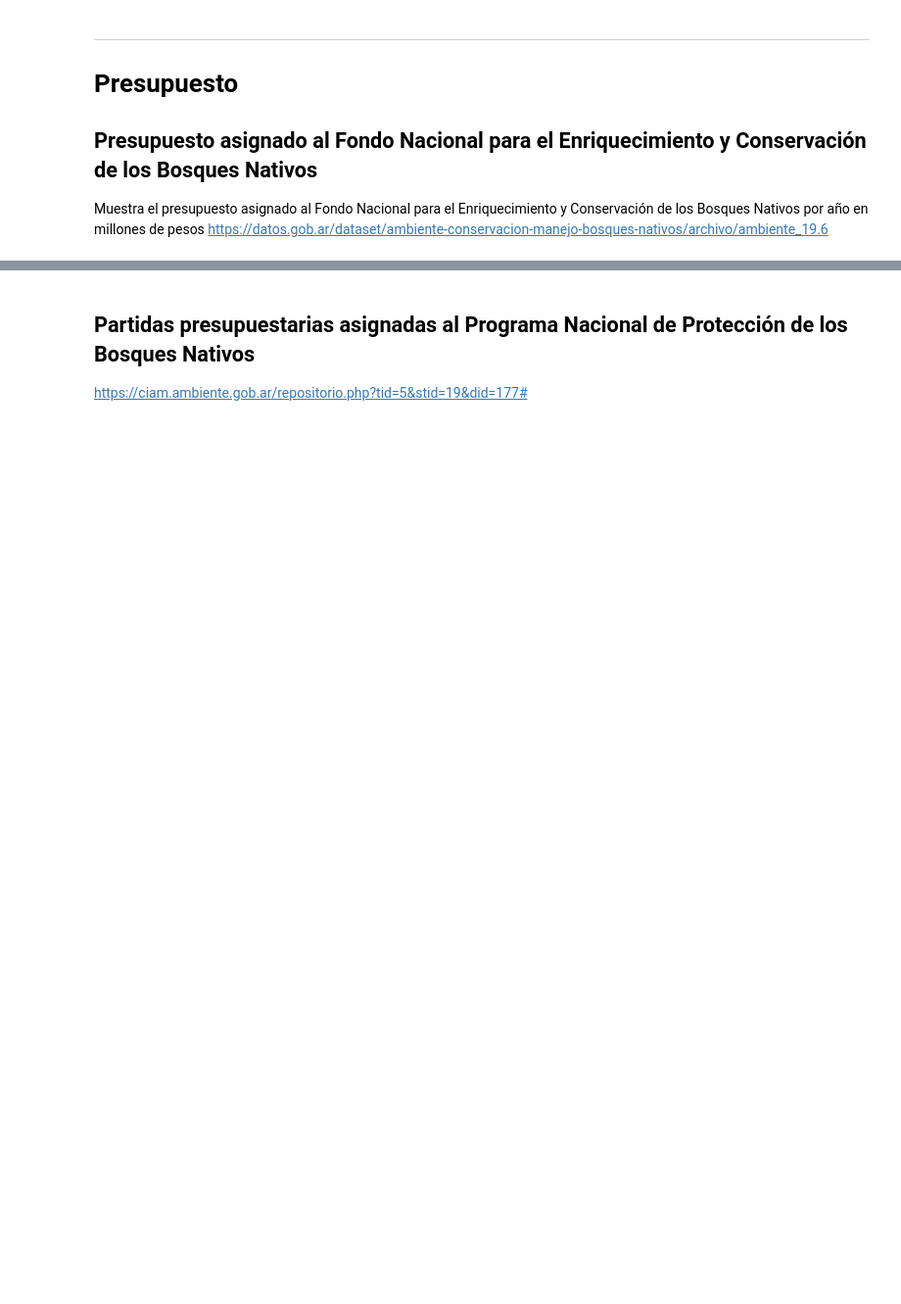
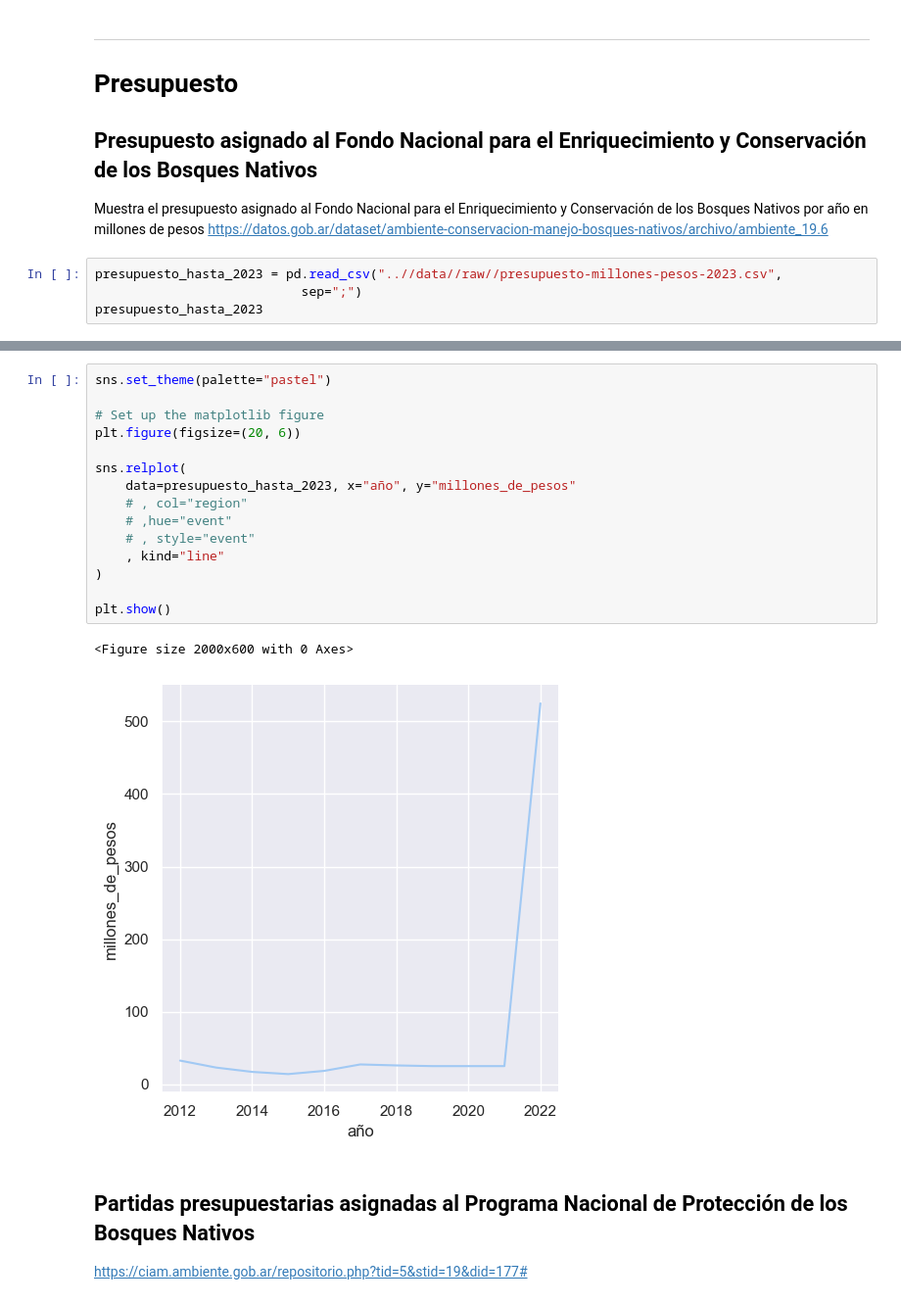
Before and after one commit to BustosMaxx/dengue_y_zika, a Jupyter notebook: notebooks/deforestacion-bosques-nativos.ipynb, the cells around one changed output, grey strips where cells are left out. Shown: that part at 98% size. Saved outputs shown, nothing was run; the diff lists cells and outputs as text; blank space fills up the shorter version.

```diff
--- a/notebooks/deforestacion-bosques-nativos.ipynb
+++ b/notebooks/deforestacion-bosques-nativos.ipynb
@@ -38,3 +132,7 @@ https://datos.gob.ar/dataset/ambiente-incendios-forestales/archivo/ambiente_35.4
 ## Presupuesto asignado al Fondo Nacional para el Enriquecimiento y Conservación de los Bosques Nativos
 Muestra el presupuesto asignado al Fondo Nacional para el Enriquecimiento y Conservación de los Bosques Nativos por año en millones de pesos
 https://datos.gob.ar/dataset/ambiente-conservacion-manejo-bosques-nativos/archivo/ambiente_19.6
+# %%
+presupuesto_hasta_2023 = pd.read_csv("..//data//raw//presupuesto-millones-pesos-2023.csv",
+                           sep=";")
+presupuesto_hasta_2023
@@ -41,3 +155,21 @@ https://datos.gob.ar/dataset/ambiente-conservacion-manejo-bosques-nativos/archiv
+# %%
+sns.set_theme(palette="pastel")
+
+# Set up the matplotlib figure
+plt.figure(figsize=(20, 6))
+
+sns.relplot(
+    data=presupuesto_hasta_2023, x="año", y="millones_de_pesos"
+    # , col="region"
+    # ,hue="event"
+    # , style="event"
+    , kind="line"
+)
+
+plt.show()
+# %% [output]
+<Figure size 2000x600 with 0 Axes>
+[figure, added]
 # %% [markdown]
 ## Partidas presupuestarias asignadas al Programa Nacional de Protección de los Bosques Nativos
 https://ciam.ambiente.gob.ar/repositorio.php?tid=5&stid=19&did=177#
```
Also changed, not shown: parts of 9 cells of this notebook, 1 other file.
